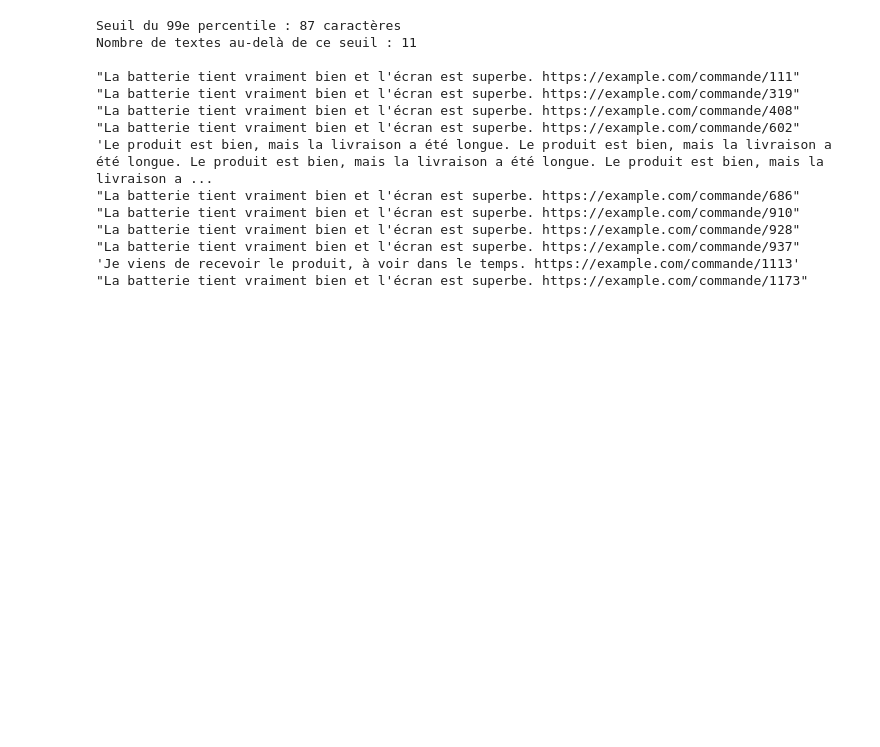
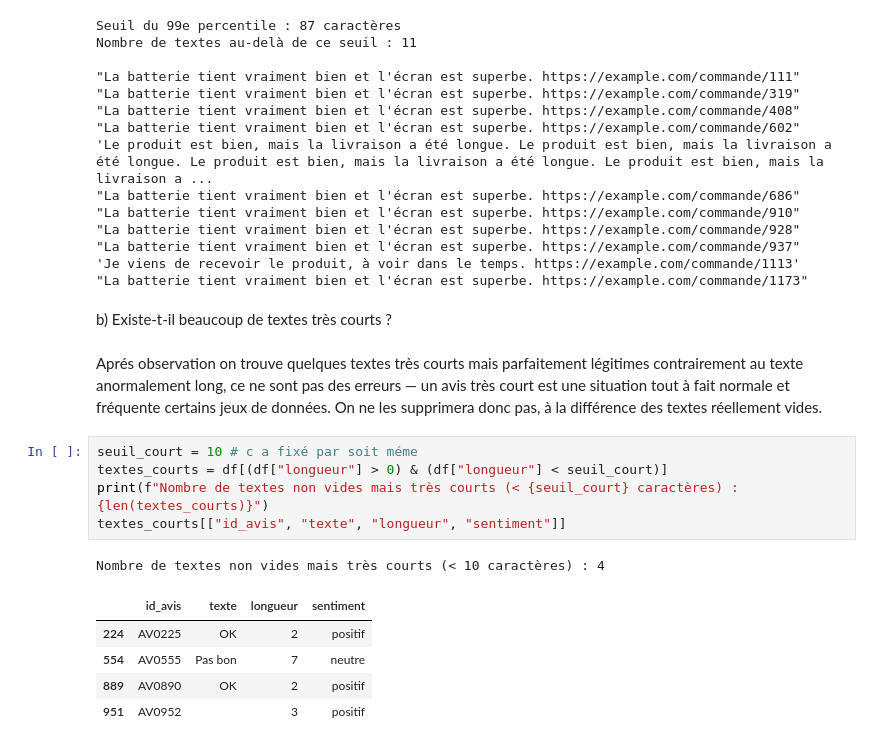
Before and after one commit to Youssoupha-ndiaye/atelier_preparations_donnees_textuelles_ODC_IA, a Jupyter notebook: atelier_prepa_donnees_textuelles/notebooks/atelier_prepa_donnees_textuelles.ipynb, the cells around one changed output. Cells and saved outputs as stored; diff of their text form; blank space fills up the shorter version.

Commit message:
Partie 1-8-b) Vérification du nombre de texte trés court

```diff
--- a/atelier_prepa_donnees_textuelles/notebooks/atelier_prepa_donnees_textuelles.ipynb
+++ b/atelier_prepa_donnees_textuelles/notebooks/atelier_prepa_donnees_textuelles.ipynb
@@ -302,3 +302,22 @@ Nombre de textes au-delà de ce seuil : 11
 "La batterie tient vraiment bien et l'écran est superbe. https://example.com/commande/937"
 'Je viens de recevoir le produit, à voir dans le temps. https://example.com/commande/1113'
 "La batterie tient vraiment bien et l'écran est superbe. https://example.com/commande/1173"
+# %% [markdown]
+b) Existe-t-il beaucoup de textes très courts ?
+# %% [markdown]
+Aprés observation on trouve quelques textes très courts mais parfaitement légitimes
+contrairement au texte anormalement long, ce ne sont pas des erreurs — un avis
+très court est une situation tout à fait normale et fréquente certains jeux de données. On ne
+les supprimera donc pas, à la différence des textes réellement vides.
+# %%
+seuil_court = 10 # c a fixé par soit méme
+textes_courts = df[(df["longueur"] > 0) & (df["longueur"] < seuil_court)]
+print(f"Nombre de textes non vides mais très courts (< {seuil_court} caractères) : {len(textes_courts)}")
+textes_courts[["id_avis", "texte", "longueur", "sentiment"]]
+# %% [output]
+Nombre de textes non vides mais très courts (< 10 caractères) : 4
+|  | id_avis | texte | longueur | sentiment |
+| 224 | AV0225 | OK | 2 | positif |
+| 554 | AV0555 | Pas bon | 7 | neutre |
+| 889 | AV0890 | OK | 2 | positif |
+| 951 | AV0952 |  | 3 | positif |
```
